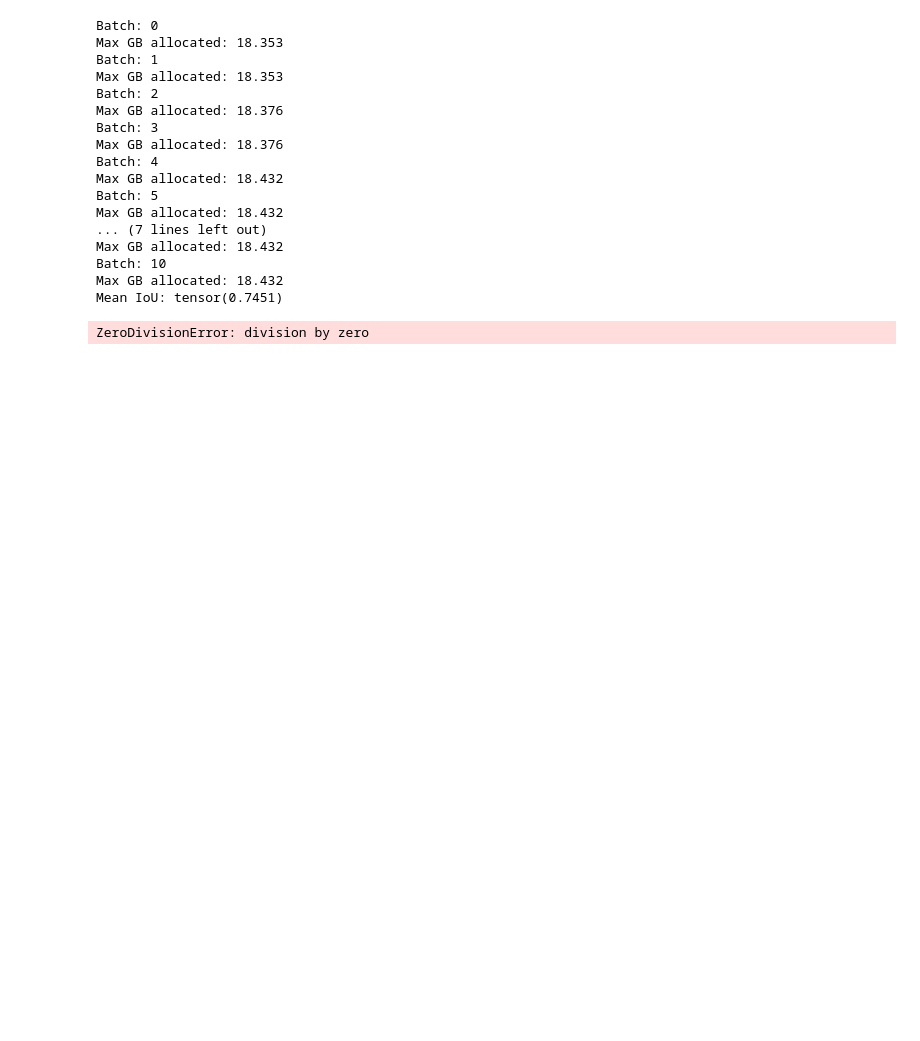
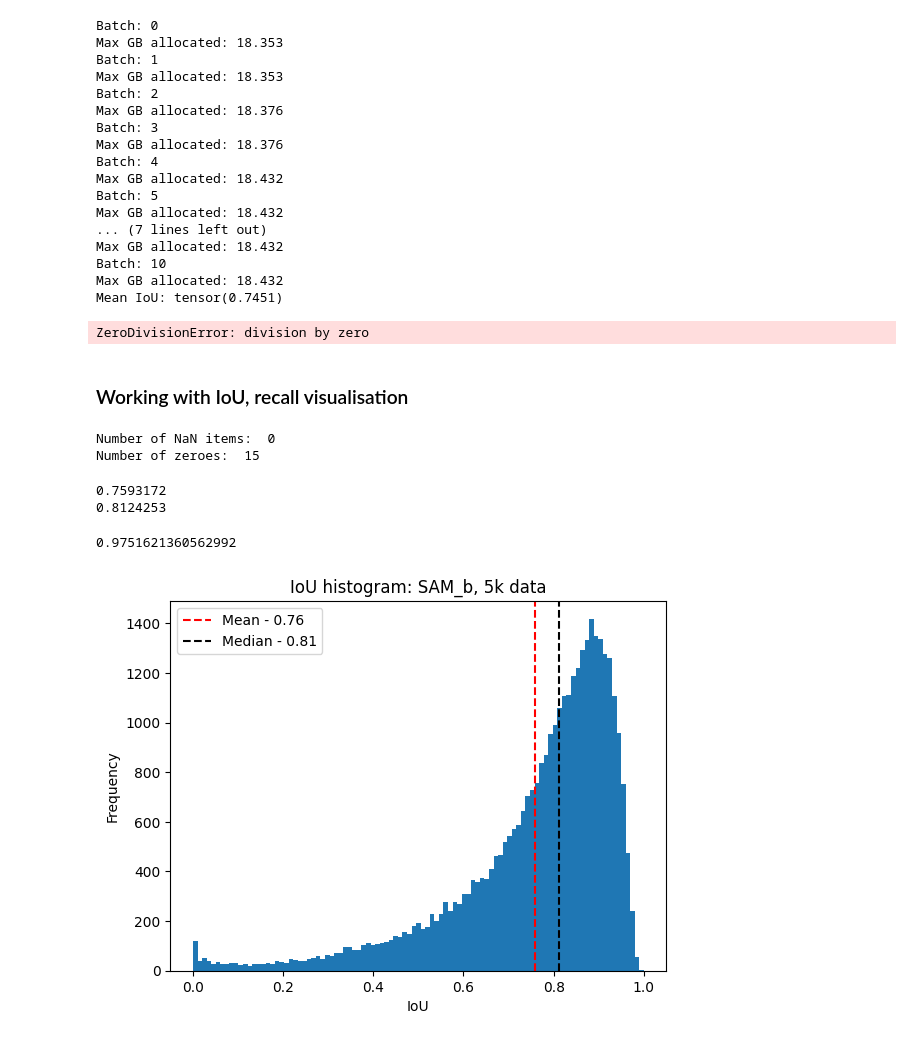
Before and after one commit to jsvobo/DetSeg, a Jupyter notebook: sam_batched.ipynb, the cells around one changed output. Saved outputs shown, nothing was run; the diff lists cells and outputs as text; code cells hidden in the pictures; blank space fills up the shorter version.

Commit message:
pipeline with recall histogram

```diff
--- a/sam_batched.ipynb
+++ b/sam_batched.ipynb
@@ -209,3 +212,54 @@ Mean IoU: tensor(0.7451)
 print(1 / 0)
 # %% [output]
 ZeroDivisionError: division by zero
+# %% [markdown]
+### Working with IoU, recall visualisation
+# %%
+filename = "out/coco_base_thresholds_36235.npy"
+#   out/coco_base_thresholds_36235.npy
+#   out/coco_full_thresholds_860001.npy
+#   out/coco_large_thresholds_36257.npy
+with open(filename, "rb") as f:
+    thresholds = np.load(f)
+
+num_nan = np.isnan(thresholds).sum()
+print("Number of NaN items: ", num_nan)
+print("Number of zeroes: ", (thresholds == 0).sum())
+thresholds[np.isnan(thresholds)] = 0.
+# %% [output]
+Number of NaN items:  0
+Number of zeroes:  15
+# %%
+print(np.mean(thresholds))
+print(np.median(thresholds))
+# %% [output]
+0.7593172
+0.8124253
+# %%
+thr=0.25
+print(np.sum(thresholds>=thr)/len(thresholds))
+# %% [output]
+0.9751621360562992
+# %%
+lspace = np.linspace(0.,1.,100)
+
+# Calculate the number of objects in each bin
+hist, bins, _ = plt.hist(thresholds, bins=lspace)
+
+# Find the bin index where the mean value of thresholds falls
+mean_threshold = np.mean(thresholds)
+median_threshold = np.median(thresholds)
+plt.axvline(x=mean_threshold, color='red', linestyle='--')
+plt.axvline(x=median_threshold, color="black", linestyle="--")
+# Add labels and title
+plt.xlabel('IoU')
+plt.ylabel('Frequency')
+plt.title('IoU histogram: SAM_b, 5k data')
+
+mean = "{:.2f}".format(mean_threshold)
+median = "{:.2f}".format(median_threshold)
+plt.legend([f"Mean - {mean}", f"Median - {median}"])
+# Show the plot
+plt.show()
+# %% [output]
+[figure, added]
```
Also changed, not shown: parts of 8 cells of this notebook, 4 other files.
